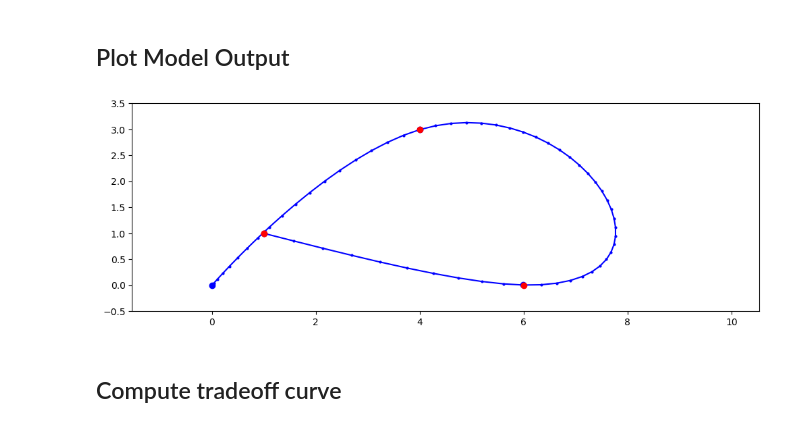
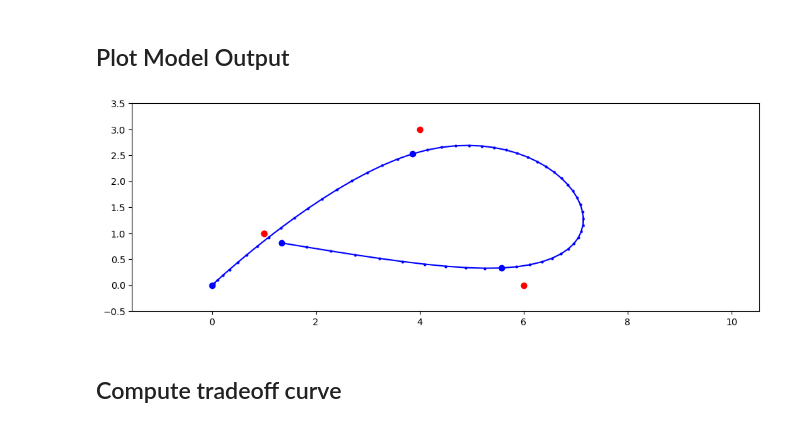
Before and after one commit to asmith28/isye524, a Jupyter notebook: Podracing.ipynb, the cells around one changed output. Cells and saved outputs as stored; diff of their text form; code cells hidden in the pictures.

```diff
--- a/Podracing.ipynb
+++ b/Podracing.ipynb
@@ -56,18 +57,18 @@ end
 # %% [markdown]
 ## Plot Model Output
 # %%
-λ = 1
+λ = 0.01
 (y1x,y2x,x) = solveOpt(λ)
 
 using PyPlot
 figure(figsize=(12,4))
 plot( x[1,:], x[2,:], "b.-", markersize=4 )
 plot( x[1,:][T], x[2,:][T], "b.", markersize=12 )
 plot( way_xy[1,:], way_xy[2,:], "r.", markersize=12 )
 axis("equal")
 axis((1.,8.,-.5,3.5));
 # %% [output]
-[figure, old version]
+[figure, new version]
 # %% [markdown]
 ## Compute tradeoff curve
 # %%
```
Also changed, not shown: parts of 1 cell of this notebook, 2 other files.
